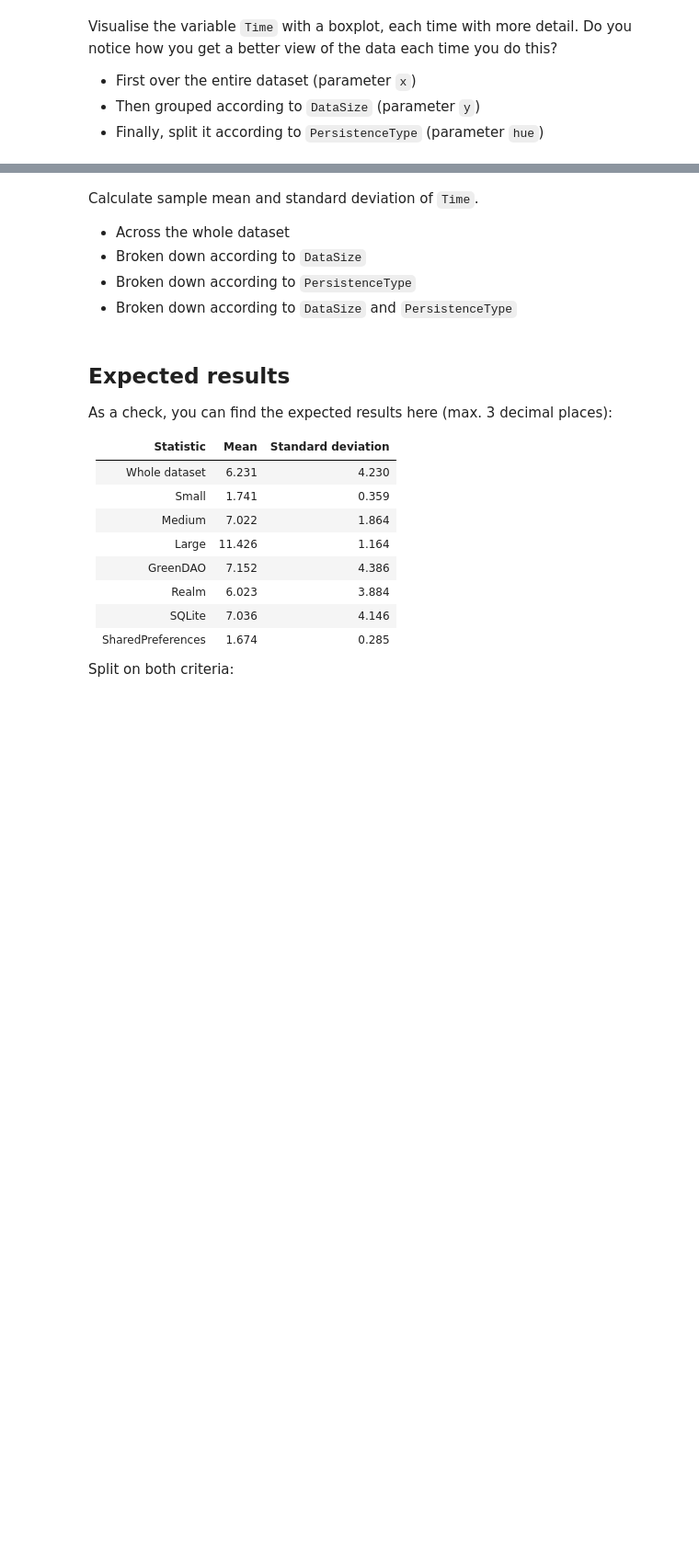
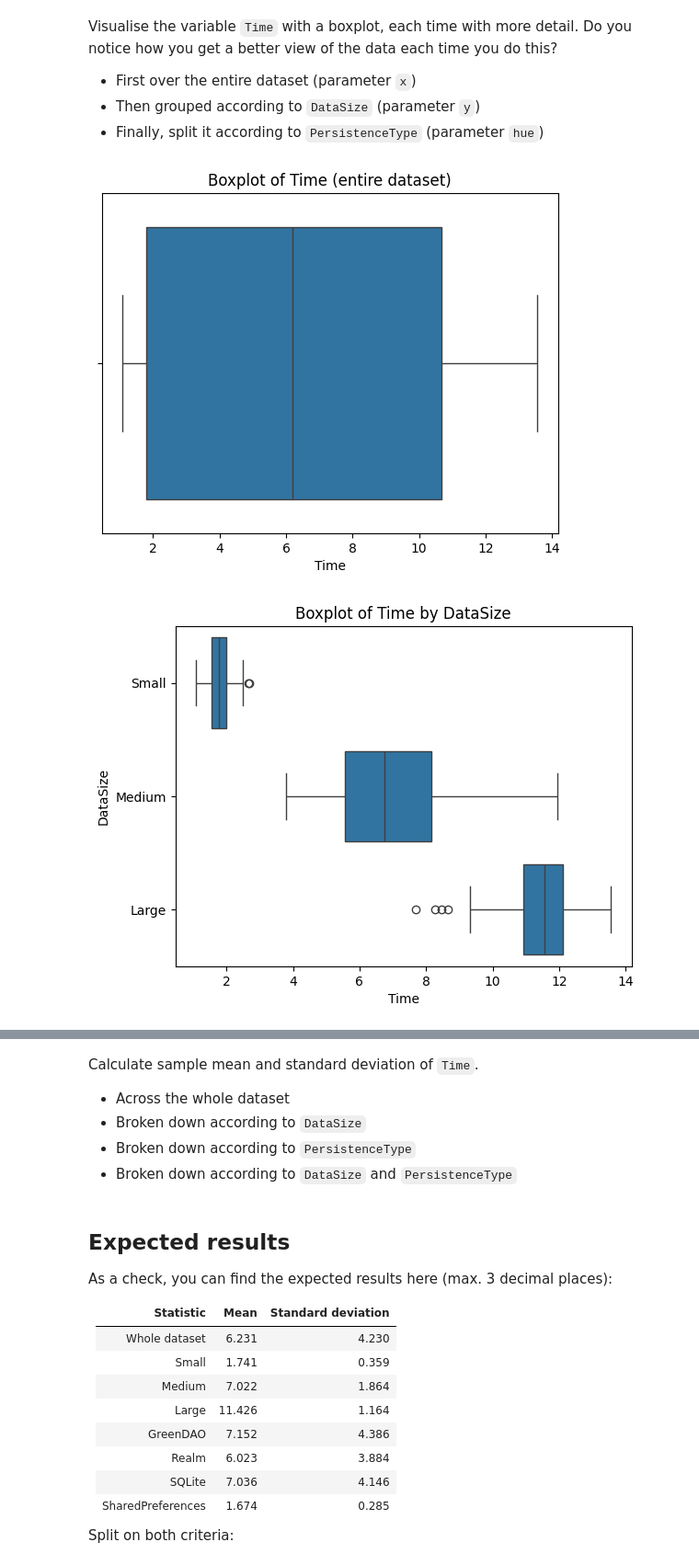
Before and after one commit to BrentVervaet/dsai-labs-bv, a Jupyter notebook: 2-analysis-1-var/lab-2.06-android-persistence.ipynb, the cells around one changed output, grey strips where cells are left out. Shown at 92% size. Cells and saved outputs as stored; diff of their text form; code cells hidden in the pictures; blank space fills up the shorter version.

```diff
--- a/2-analysis-1-var/lab-2.06-android-persistence.ipynb
+++ b/2-analysis-1-var/lab-2.06-android-persistence.ipynb
@@ -23,3 +58,19 @@ Visualise the variable `Time` with a boxplot, each time with more detail. Do you
 - First over the entire dataset (parameter `x`)
 - Then grouped according to `DataSize` (parameter `y`)
 - Finally, split it according to `PersistenceType` (parameter `hue`)
+# %%
+sns.boxplot(x='Time', data=android)
+plt.title('Boxplot of Time (entire dataset)')
+plt.show()
+
+sns.boxplot(x='Time', y='DataSize', data=android)
+plt.title('Boxplot of Time by DataSize')
+plt.show()
+
+# Boxplot of Time by PersistenceType
+sns.boxplot(x='Time', y='DataSize', hue='PersistenceType',data=android)
+plt.title('Boxplot of Time by PersistenceType and DataSize')
+plt.show()
+# %% [output]
+[figure, added]
+[figure, added]
```
Also changed, not shown: parts of 5 cells of this notebook, 2 other files.
